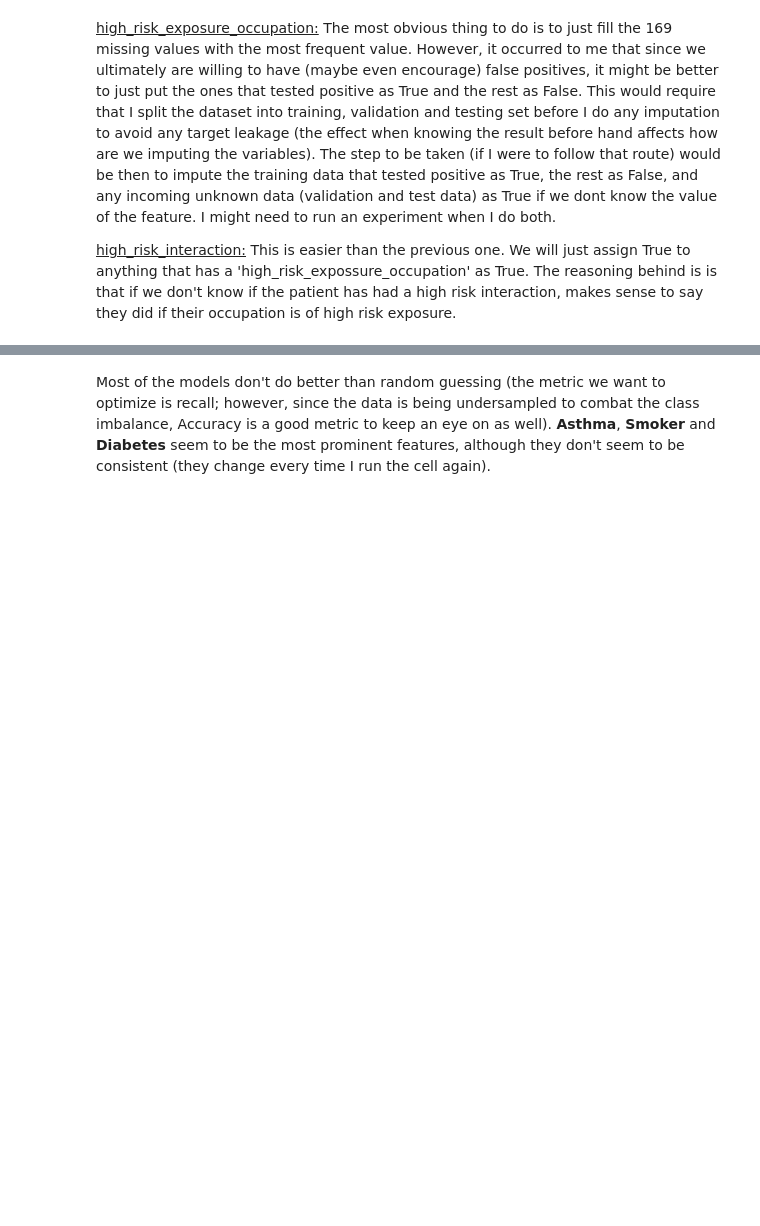
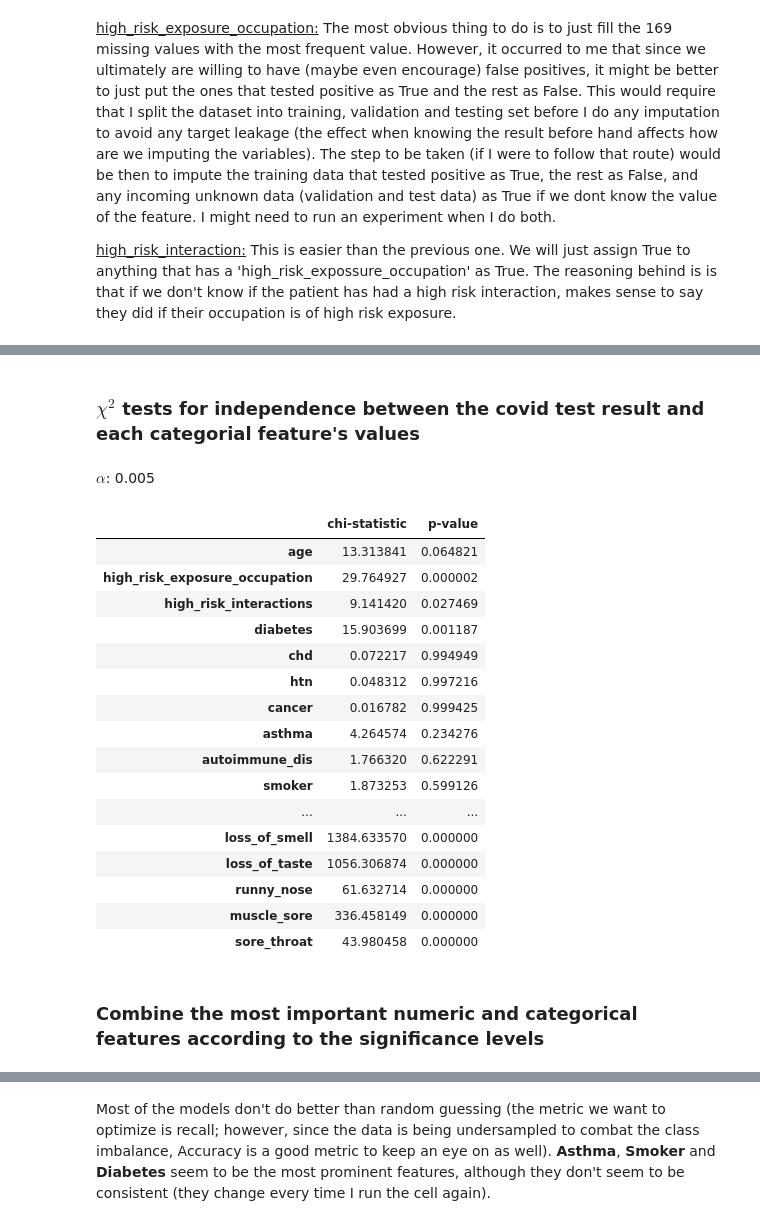
Before and after one commit to Sir-Slade/covid_prediction_project, a Jupyter notebook: PredictorExperimentsClean.ipynb, the cells around one changed output, grey strips where cells are left out. Cells and saved outputs as stored; diff of their text form; code cells hidden in the pictures; blank space fills up the shorter version.

```diff
--- a/PredictorExperimentsClean.ipynb
+++ b/PredictorExperimentsClean.ipynb
@@ -303,0 +304,11 @@ def run_models(data_x, data_y, models, folds=10, ratio_negatives_to_positives=-1
+# %%
+def highlight_max(x):
+    return ['color: red' if v < .005 else ''
+                for v in x]
+
+values = []
+for feature in X.describe().columns:
+    values.append(ttest_ind(X.loc[(y == "Positive"), feature], X.loc[(y == "Negative"), feature], nan_policy="omit", equal_var=False))
+
+significance_tests = pd.DataFrame(values, index=X.describe().columns, columns=["t-statistic", "p-value"])
+significance_tests.style.apply(highlight_max, axis=1, subset=["p-value"])
@@ -303,0 +329,42 @@ def run_models(data_x, data_y, models, folds=10, ratio_negatives_to_positives=-1
+# %% [markdown]
+### $\chi^{2}$ tests for independence between the covid test result and each categorial feature's values
+# %% [markdown]
+$\alpha$: 0.005<br>
+# %%
+categorical_columns = [x for x in X.columns if X[x].dtype != "float64" or x == "cough_severity" or x == "sob_severity"]
+
+values = []
+for column in categorical_columns:
+
+    a = all_data.groupby(by=["covid19_test_results", column], as_index=False).size().pivot(index=column, columns="covid19_test_results")
+
+    #This is the formula for calculating the expected values of each cell:
+    # - The a/a is just to make sure the matrix becomes 1
+    # - The formula states that we have to calculate the probability of each cell, multiply those probabilities, and then multiply them by n. Doing algebra we arrive at the formula below
+    #   (X/n) is the prob of X. (A/n) is the prob of A. To obtain the expected value of cell AX we do n*(X/n)*(A/n), which can just be reduced to (X*A)/n
+    expected_values = (a/a) * (a.sum(axis=0)/a.values.sum()) * (a.sum(axis=1).values.reshape((a.shape[0], 1)))
+
+    values.append(chisquare(f_obs=a.values.flatten(), f_exp=expected_values.values.flatten()))
+
+chisquare_tests = pd.DataFrame(values, index=categorical_columns, columns=["chi-statistic", "p-value"])
+chisquare_tests.style.apply(highlight_max)
+# %% [output]
+|  | chi-statistic | p-value |
+| age | 13.313841 | 0.064821 |
+| high_risk_exposure_occupation | 29.764927 | 0.000002 |
+| high_risk_interactions | 9.141420 | 0.027469 |
+| diabetes | 15.903699 | 0.001187 |
+| chd | 0.072217 | 0.994949 |
+| htn | 0.048312 | 0.997216 |
+| cancer | 0.016782 | 0.999425 |
+| asthma | 4.264574 | 0.234276 |
+| autoimmune_dis | 1.766320 | 0.622291 |
+| smoker | 1.873253 | 0.599126 |
+| ... | ... | ... |
+| loss_of_smell | 1384.633570 | 0.000000 |
+| loss_of_taste | 1056.306874 | 0.000000 |
+| runny_nose | 61.632714 | 0.000000 |
+| muscle_sore | 336.458149 | 0.000000 |
+| sore_throat | 43.980458 | 0.000000 |
+# %% [markdown]
+### Combine the most important numeric and categorical features according to the significance levels
```
Also changed, not shown: parts of 12 cells of this notebook.
